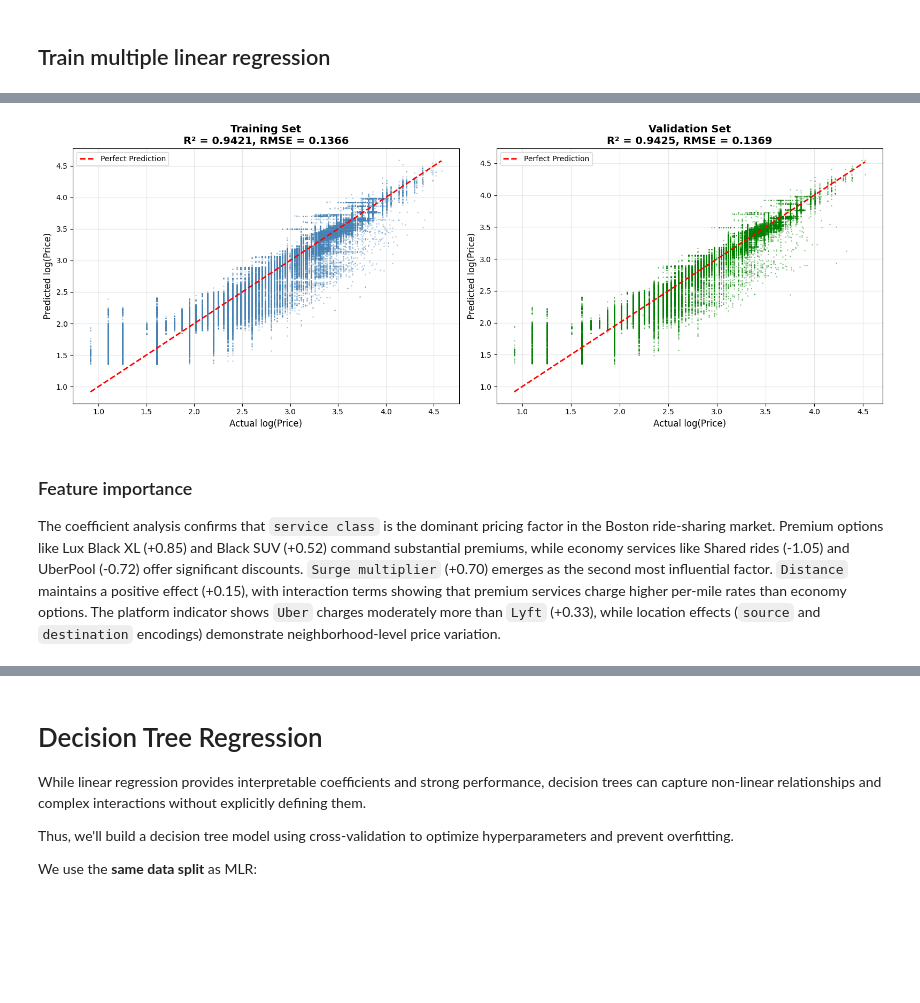
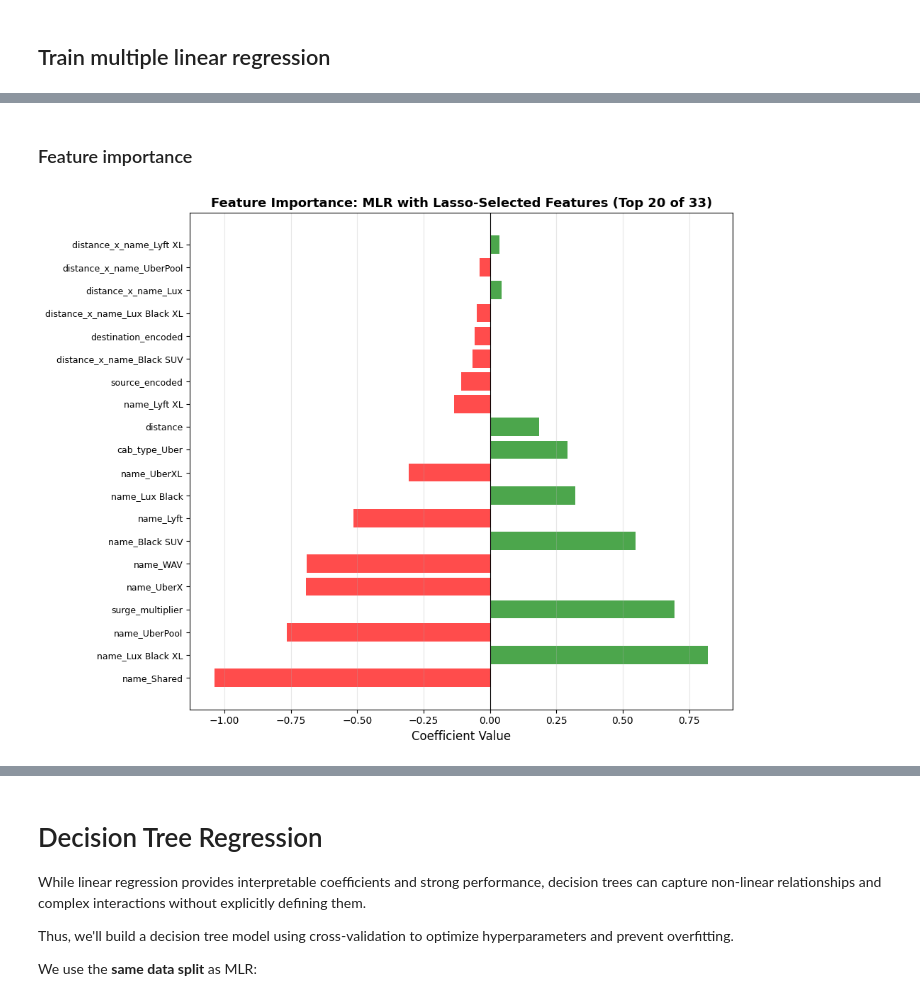
Before and after one commit to CindySun0309/APCOMP209_Final_Project, a Jupyter notebook: DS209A_final_project_group86.ipynb, the cells around one changed output, grey strips where cells are left out. Cells and saved outputs as stored; diff of their text form; code cells hidden in the pictures; blank space fills up the shorter version.

Commit message:
Add Lasso regularization and final MLR model with 33 selected features

```diff
--- a/DS209A_final_project_group86.ipynb
+++ b/DS209A_final_project_group86.ipynb
@@ -664,7 +680,8 @@ Top 5 least expensive pickup neighborhoods:
 # %% [markdown]
 ## One-hot encoding
 # %%
-categorical_cols = ['name', 'cab_type', 'month_name']
+categorical_cols = ['name', 'cab_type', 'month_name', 'day_of_week']
+
 # create dummy variables
 X_train_categorical = pd.get_dummies(X_train[categorical_cols], drop_first=True, dtype=int)
 X_val_categorical = pd.get_dummies(X_val[categorical_cols], drop_first=True, dtype=int)
@@ -762,9 +783,6 @@ for col in cab_type_cols:
     interaction_count += 1
 
 print(f"Created {interaction_count} interaction terms")
-interaction_cols = [col for col in X_train_final.columns if '_x_' in col]
-print(f"\nInteraction terms:")
-for i, col in enumerate(interaction_cols, 1):
-    print(f"  {i}. {col}")
+print(f"Final feature count: {X_train_final.shape[1]} features")
 # %% [output]
 Created 13 interaction terms
@@ -785,0 +823,3 @@ Interaction terms:
+# %%
+lasso_model = Lasso(alpha=optimal_alpha, max_iter=10000, random_state=42)
+lasso_model.fit(X_train_scaled, y_train)
@@ -822,35 +966,31 @@ Our multiple linear regression model with 34 features achieves an $R^2$ of 0.942
+# %% [markdown]
+### Feature importance
+# %%
+coef_df = pd.DataFrame({
+    'Feature': kept_features,
+    'Coefficient': mlr_lasso.coef_,
+    'Abs_Coefficient': np.abs(mlr_lasso.coef_)
+})
+
+coef_df = coef_df.sort_values('Abs_Coefficient', ascending=False)
 # %%
-fig, axes = plt.subplots(1, 2, figsize=(16, 6))
+top_20_coefs = coef_df.head(20)
 
-# Training set
-axes[0].scatter(y_train, y_train_pred_mlr, alpha=0.3, s=1, color='steelblue')
-axes[0].plot([y_train.min(), y_train.max()],
-             [y_train.min(), y_train.max()],
-             'r--', lw=2, label='Perfect Prediction')
-axes[0].set_xlabel('Actual log(Price)', fontsize=12)
-axes[0].set_ylabel('Predicted log(Price)', fontsize=12)
-axes[0].set_title(f'Training Set\nR² = {train_metrics["R²"]:.4f}, RMSE = {train_metrics["RMSE"]:.4f}',
-                  fontsize=14, fontweight='bold')
-axes[0].legend()
-axes[0].grid(True, alpha=0.3)
+fig, ax = plt.subplots(figsize=(10, 8))
 
-# Validation set
-axes[1].scatter(y_val, y_val_pred_mlr, alpha=0.3, s=1, color='green')
-axes[1].plot([y_val.min(), y_val.max()],
-             [y_val.min(), y_val.max()],
-             'r--', lw=2, label='Perfect Prediction')
-axes[1].set_xlabel('Actual log(Price)', fontsize=12)
-axes[1].set_ylabel('Predicted log(Price)', fontsize=12)
-axes[1].set_title(f'Validation Set\nR² = {val_metrics["R²"]:.4f}, RMSE = {val_metrics["RMSE"]:.4f}',
-                  fontsize=14, fontweight='bold')
-axes[1].legend()
-axes[1].grid(True, alpha=0.3)
+colors = ['green' if x > 0 else 'red' for x in top_20_coefs['Coefficient']]
+y_pos = range(len(top_20_coefs))
+
+ax.barh(y_pos, top_20_coefs['Coefficient'], color=colors, alpha=0.7)
+ax.set_yticks(y_pos)
+ax.set_yticklabels(top_20_coefs['Feature'], fontsize=9)
+ax.set_xlabel('Coefficient Value', fontsize=12)
+ax.set_title(f'Feature Importance: MLR with Lasso-Selected Features (Top 20 of {len(kept_features)})',
+             fontsize=13, fontweight='bold')
+ax.axvline(x=0, color='black', linestyle='-', linewidth=0.8)
+ax.grid(axis='x', alpha=0.3)
 
 plt.tight_layout()
 plt.show()
 # %% [output]
-[figure, old version]
+[figure, new version]
-# %% [markdown]
-### Feature importance
-
-The coefficient analysis confirms that `service class` is the dominant pricing factor in the Boston ride-sharing market. Premium options like Lux Black XL (+0.85) and Black SUV (+0.52) command substantial premiums, while economy services like Shared rides (-1.05) and UberPool (-0.72) offer significant discounts. `Surge multiplier` (+0.70) emerges as the second most influential factor. `Distance` maintains a positive effect (+0.15), with interaction terms showing that premium services charge higher per-mile rates than economy options. The platform indicator shows `Uber` charges moderately more than `Lyft` (+0.33), while location effects (`source` and `destination` encodings) demonstrate neighborhood-level price variation.
```
Also changed, not shown: parts of 14 cells of this notebook.
